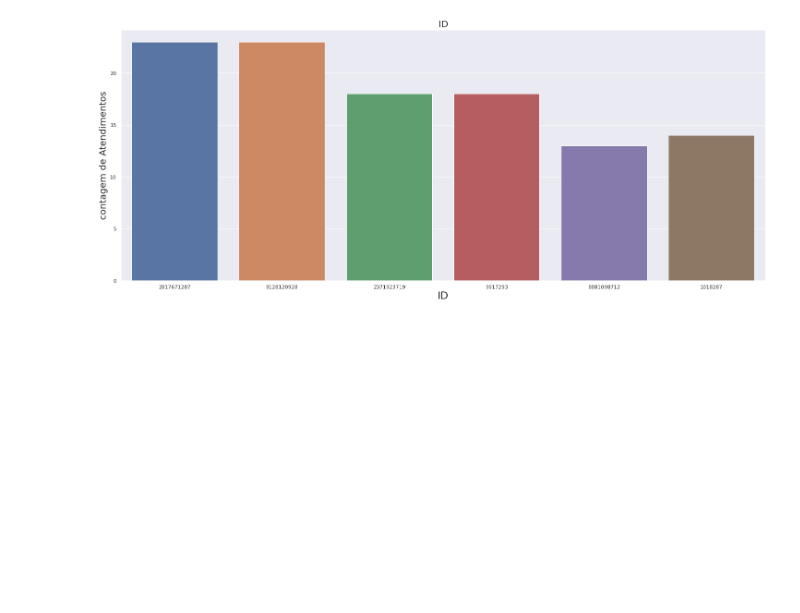
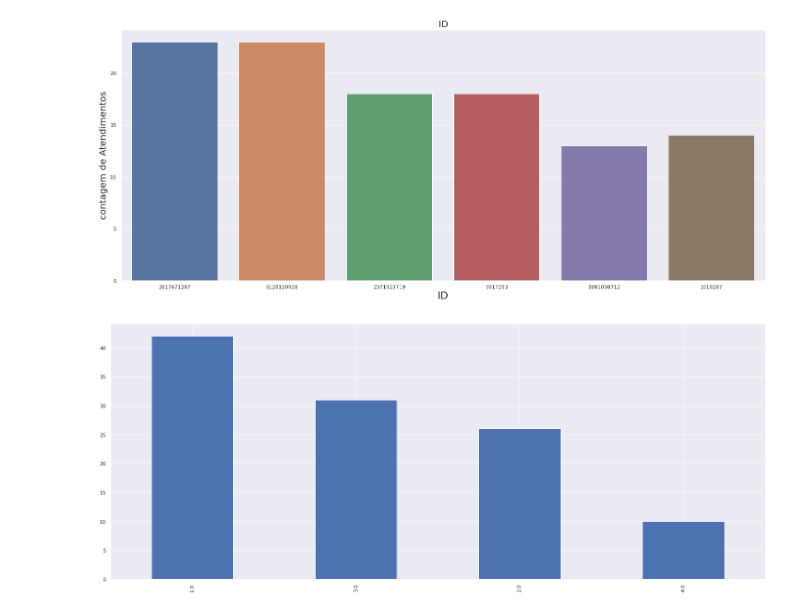
Before and after one commit to RFFSoftwareEngineering/DesafioDataAnalytics, a Jupyter notebook: DesafioFalqon.ipynb, the cells around one changed output. Drawn from its saved outputs; the diff is of its cells as text; code cells hidden in the pictures; blank space fills up the shorter version.

```diff
--- a/DesafioFalqon.ipynb
+++ b/DesafioFalqon.ipynb
@@ -1313,3 +1315,11 @@ ax.set_ylabel("contagem de Atendimentos", fontsize = 20)
 plt.show()
 # %% [output]
 [figure]
+# %%
+import matplotlib.pyplot as plt
+plt.figure(figsize = (25 , 10))
+graph2 = SuperTable["Qtd"].value_counts().plot.bar()
+
+graph2 = plt.show()
+# %% [output]
+[figure, added]
```
Also changed, not shown: parts of 8 cells of this notebook.
